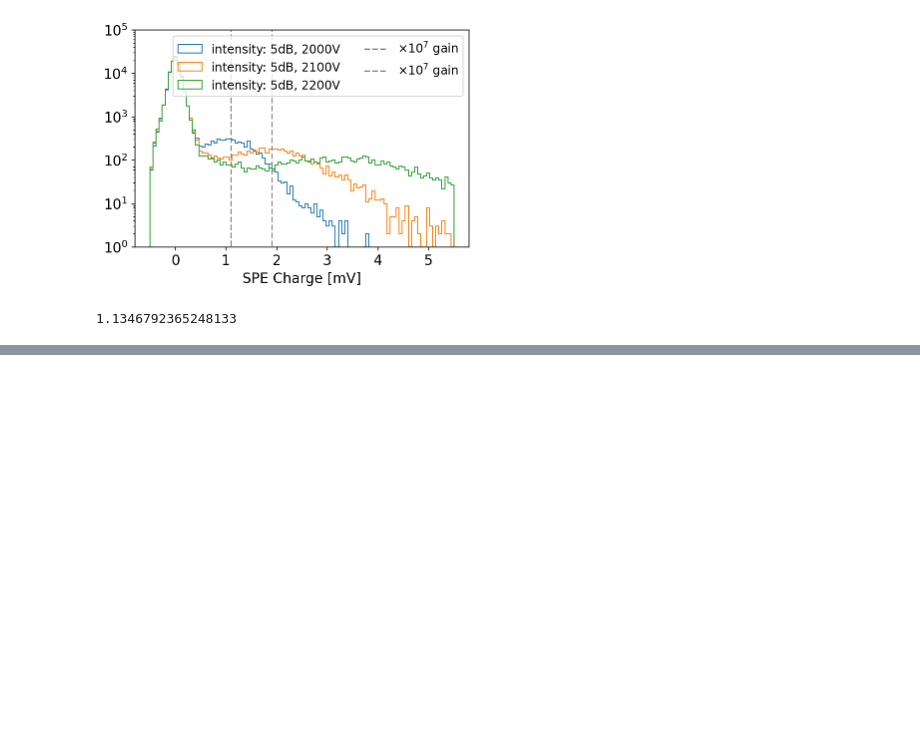
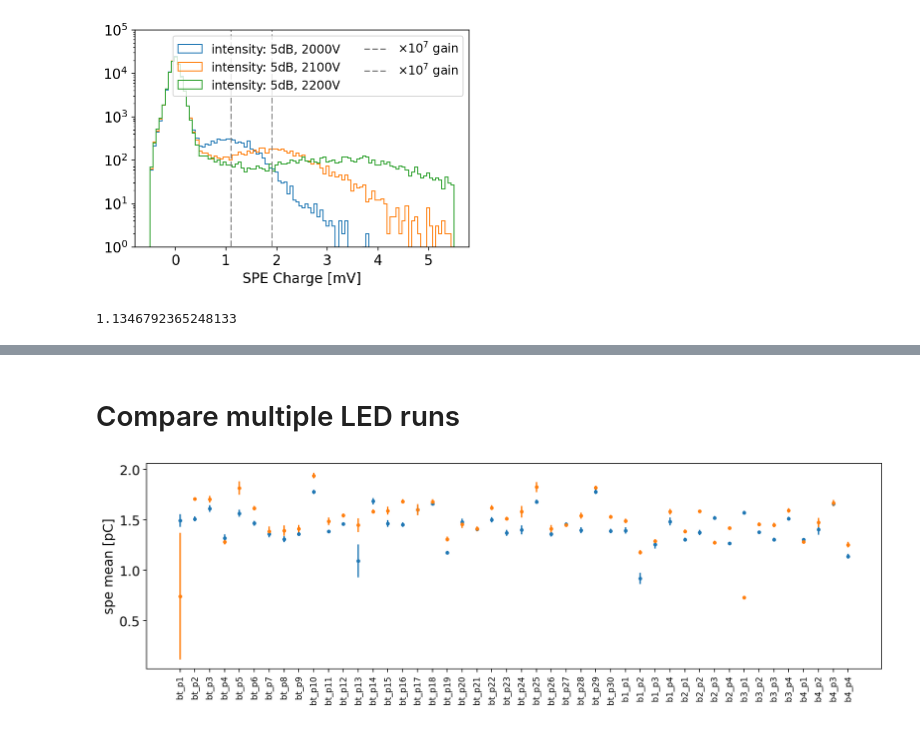
Before and after one commit to BNLIF/drop, a Jupyter notebook: analysis/led.ipynb, the cells around one changed output, grey strips where cells are left out. Cells and saved outputs as stored; diff of their text form; code cells hidden in the pictures; blank space fills up the shorter version.

```diff
--- a/analysis/led.ipynb
+++ b/analysis/led.ipynb
@@ -372,7 +361,7 @@ ChName2LedVoltageMap = {
     "adc_b3_ch12": 7.70,
     "adc_b3_ch13": 7.70,
     "adc_b3_ch14": 7.70,
-    "adc_b3_ch15": 7.70,
+    "adc_b3_ch15": 7.75,
 }
 for ch, v in good_intensity.items():
     ChName2LedVoltageMap[ch]=v
@@ -591,6 +669,0 @@ plt.show()
-# %%
-for c, i in enumerate(my_ch_id):
-    ch=map_ch_name[i]
-    pct = (current_mean[ch]-1.6)/1.6
-    if abs(pct)>0.2:
-        print('adjusting', ch, ChName2HVMap[ch], 'V', pct )
@@ -677,0 +751,30 @@ gain_curve(2025)/gain_curve(2000)
+# %% [markdown]
+# Compare multiple LED runs
+# %%
+file_paths = [
+    "bnl1t_spe_fit_results_220826.csv",
+    "bnl1t_spe_fit_results_220913.csv",
+]
+
+colors = ['tab:blue', 'tab:orange']
+
+
+plt.figure(figsize=[12, 4], dpi=90)
+# ax1 = plt.subplot(211)
+# ax2 = plt.subplot(212, sharex = ax1)
+# make a little extra space between the subplots
+fig.subplots_adjust(hspace=0.5)
+ax1.get_shared_x_axes().join(ax1, ax2)
+for i, f in enumerate(file_paths):
+    df = pd.read_csv(f)
+    pmt = df['pmt'].tolist()
+    spe_mean = df['spe_mean'].to_numpy()
+    spe_mean_err = df['spe_mean_err'].to_numpy()
+    plt.errorbar(pmt, spe_mean, yerr=spe_mean_err, color=colors[i], marker='.', linestyle="None")
+
+plt.xticks(rotation=90, fontsize=9)
+plt.ylabel('spe mean [pC]')
+plt.tight_layout()
+plt.show()
+# %% [output]
+[figure, added]
```
Also changed, not shown: parts of 17 cells of this notebook.
